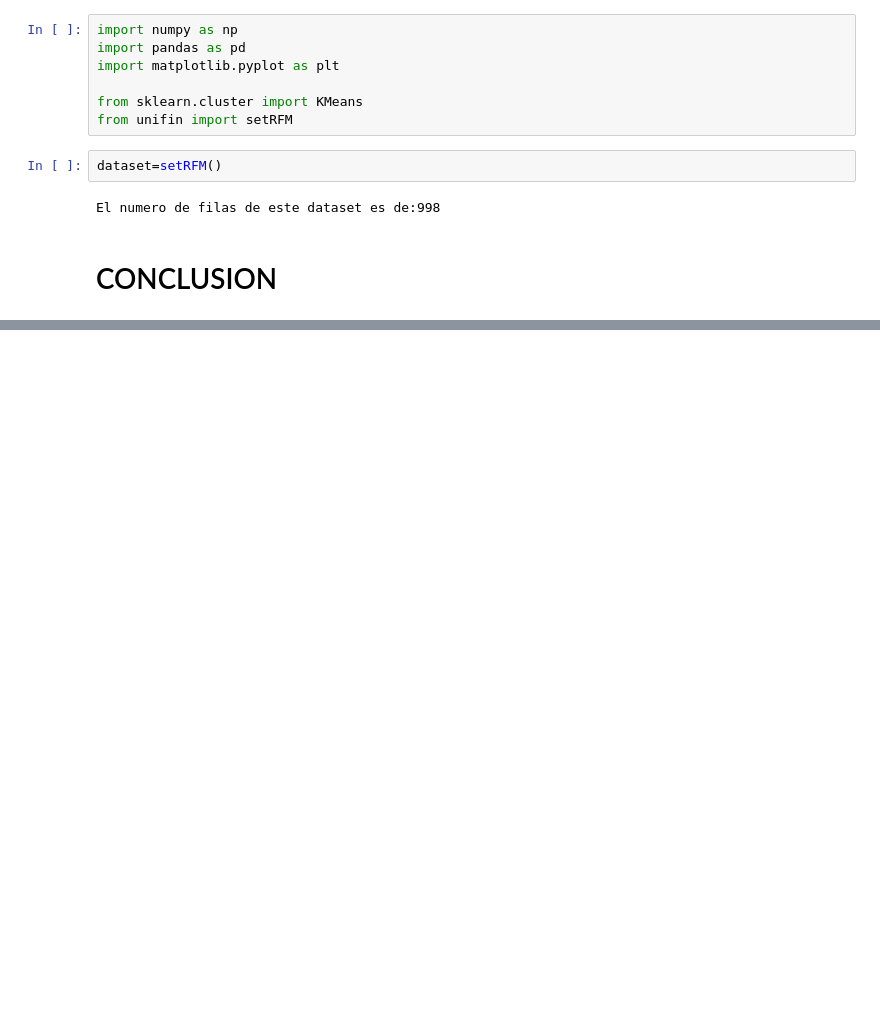
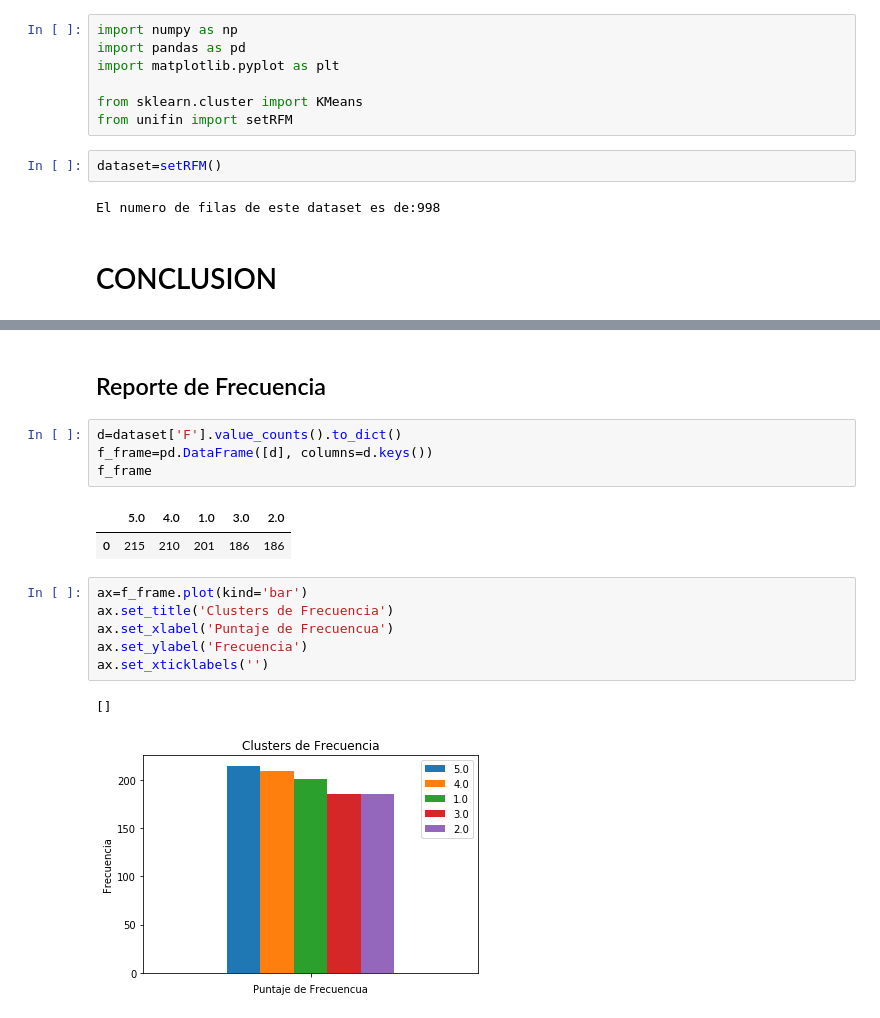
Before and after one commit to devJCM/Generador_RFM, a Jupyter notebook: Tester.ipynb, the cells around one changed output, grey strips where cells are left out. Drawn from its saved outputs; the diff is of its cells as text; blank space fills up the shorter version.

```diff
--- a/Tester.ipynb
+++ b/Tester.ipynb
@@ -13,0 +32,18 @@ El numero de filas de este dataset es de:998
+# %% [markdown]
+## Reporte de Frecuencia
+# %%
+d=dataset['F'].value_counts().to_dict()
+f_frame=pd.DataFrame([d], columns=d.keys())
+f_frame
+# %% [output]
+|  | 5.0 | 4.0 | 1.0 | 3.0 | 2.0 |
+| 0 | 215 | 210 | 201 | 186 | 186 |
+# %%
+ax=f_frame.plot(kind='bar')
+ax.set_title('Clusters de Frecuencia')
+ax.set_xlabel('Puntaje de Frecuencua')
+ax.set_ylabel('Frecuencia')
+ax.set_xticklabels('')
+# %% [output]
+[]
+[figure, added]
```
Also changed, not shown: parts of 13 cells of this notebook.
